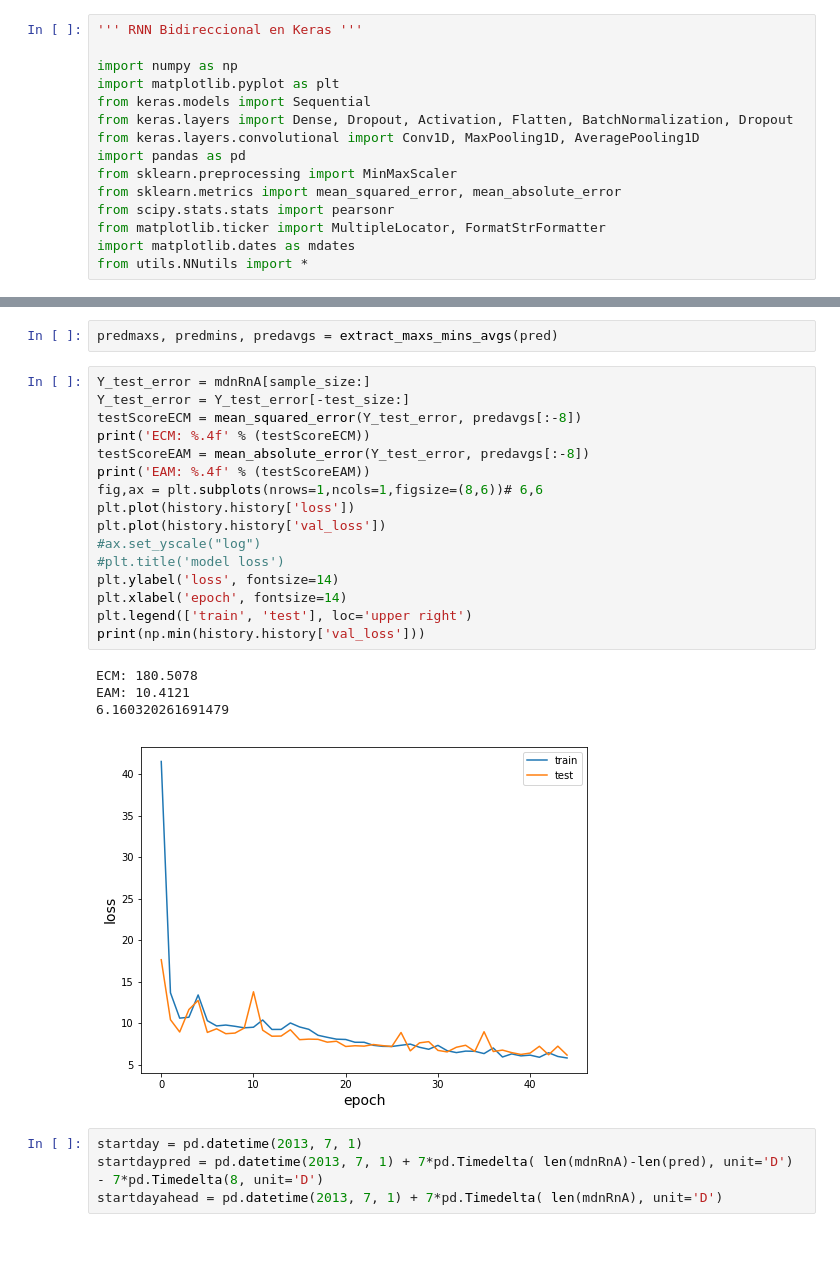
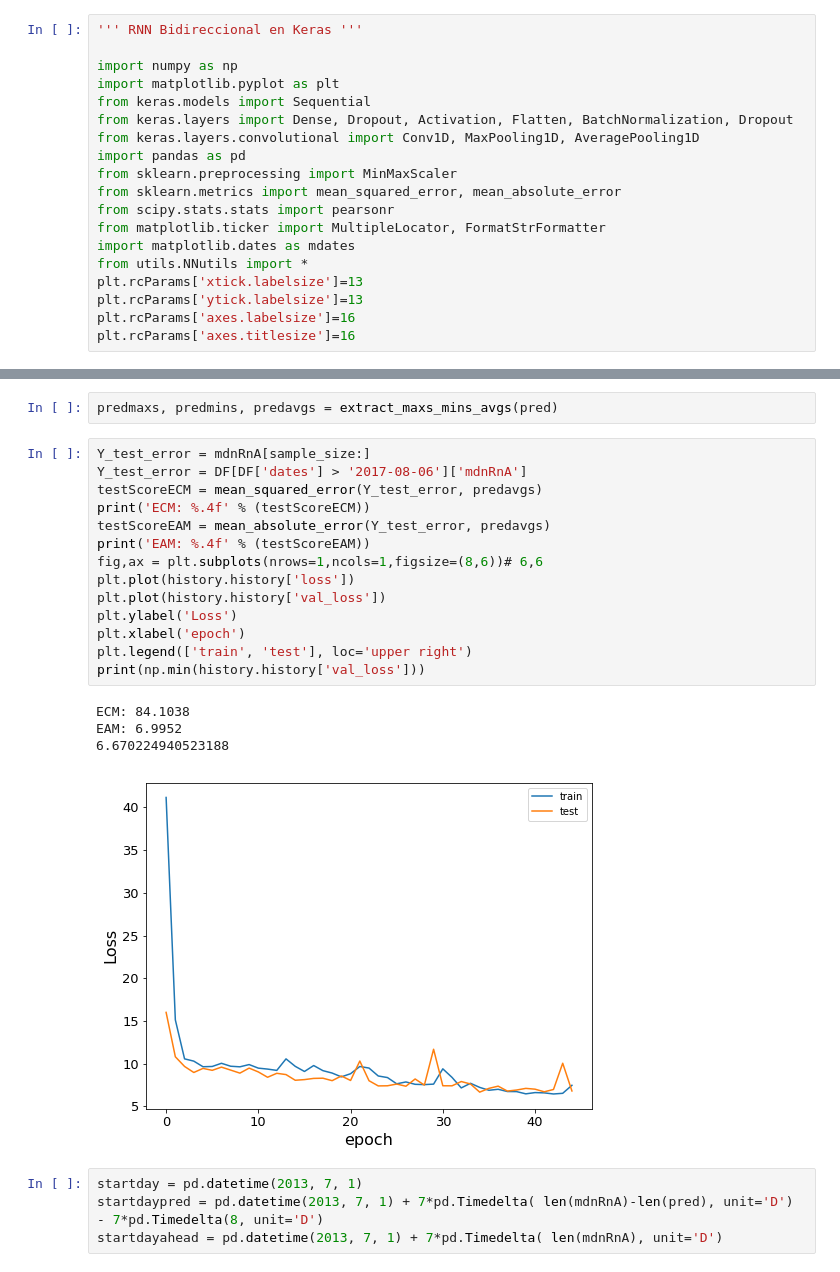
Before and after one commit to TsspGit/Rn_Time_Series, a Jupyter notebook: AEMET/Codes_Daily/New_NN_Try.ipynb, the cells around one changed output, grey strips where cells are left out. Saved outputs shown, nothing was run; the diff lists cells and outputs as text; blank space fills up the shorter version.

```diff
--- a/AEMET/Codes_Daily/New_NN_Try.ipynb
+++ b/AEMET/Codes_Daily/New_NN_Try.ipynb
@@ -13,6 +13,10 @@ from scipy.stats.stats import pearsonr
 from matplotlib.ticker import MultipleLocator, FormatStrFormatter
 import matplotlib.dates as mdates
 from utils.NNutils import *
+plt.rcParams['xtick.labelsize']=13
+plt.rcParams['ytick.labelsize']=13
+plt.rcParams['axes.labelsize']=16
+plt.rcParams['axes.titlesize']=16
 # %%
 # Radon
 mdnRnA = np.loadtxt('../../mdnRnA.txt', delimiter=',')
@@ -149,25 +153,23 @@ def extract_maxs_mins_avgs(M):
 predmaxs, predmins, predavgs = extract_maxs_mins_avgs(pred)
 # %%
 Y_test_error = mdnRnA[sample_size:]
-Y_test_error = Y_test_error[-test_size:]
-testScoreECM = mean_squared_error(Y_test_error, predavgs[:-8])
+Y_test_error = DF[DF['dates'] > '2017-08-06']['mdnRnA']
+testScoreECM = mean_squared_error(Y_test_error, predavgs)
 print('ECM: %.4f' % (testScoreECM))
-testScoreEAM = mean_absolute_error(Y_test_error, predavgs[:-8])
+testScoreEAM = mean_absolute_error(Y_test_error, predavgs)
 print('EAM: %.4f' % (testScoreEAM))
 fig,ax = plt.subplots(nrows=1,ncols=1,figsize=(8,6))# 6,6
 plt.plot(history.history['loss'])
 plt.plot(history.history['val_loss'])
-#ax.set_yscale("log")
-#plt.title('model loss')
-plt.ylabel('loss', fontsize=14)
-plt.xlabel('epoch', fontsize=14)
+plt.ylabel('Loss')
+plt.xlabel('epoch')
 plt.legend(['train', 'test'], loc='upper right')
 print(np.min(history.history['val_loss']))
 # %% [output]
-ECM: 180.5078
-EAM: 10.4121
-6.160320261691479
+ECM: 84.1038
+EAM: 6.9952
+6.670224940523188
-[figure, old version]
+[figure, new version]
 # %%
 startday = pd.datetime(2013, 7, 1)
 startdaypred = pd.datetime(2013, 7, 1) + 7*pd.Timedelta( len(mdnRnA)-len(pred), unit='D') - 7*pd.Timedelta(8, unit='D')
```
Also changed, not shown: parts of 10 cells of this notebook.
